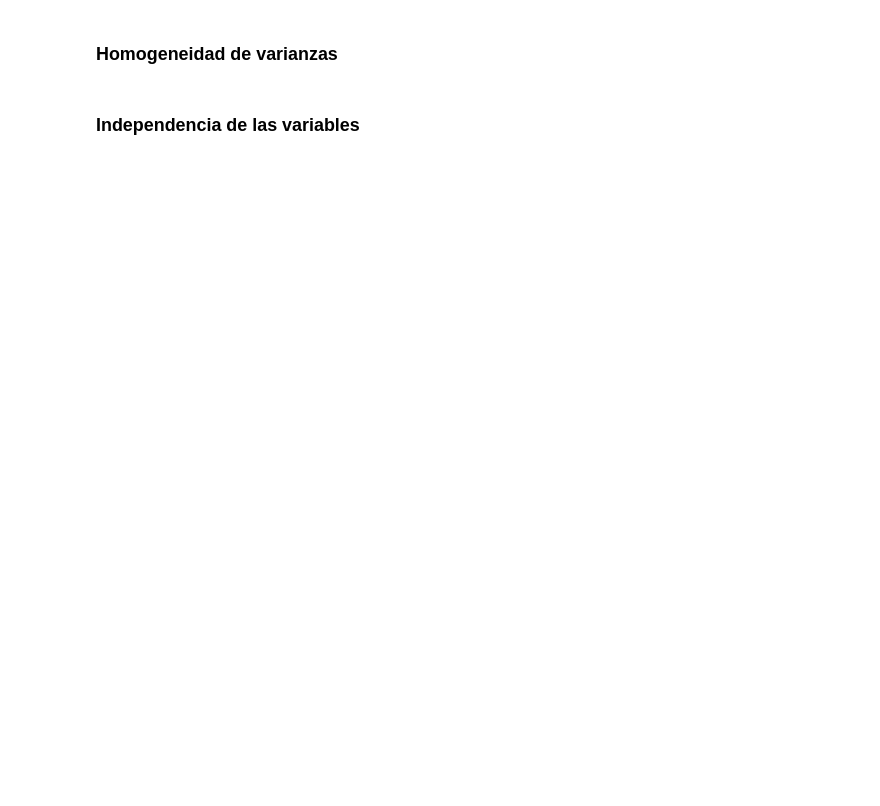
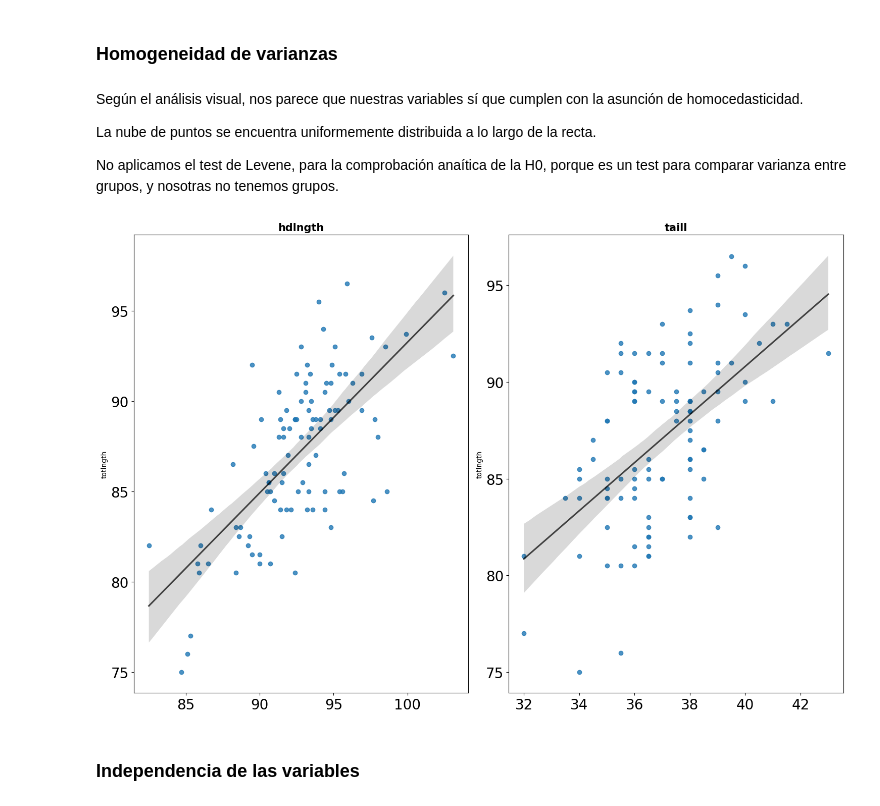
Before and after one commit to Adalab/-DA-promo-b-modulo-3-sprint-1-Maria-Ana, a Jupyter notebook: pair-programming-4-Asunciones/pair-programming-4-Asunciones.ipynb, the cells around one changed output. Saved outputs shown, nothing was run; the diff lists cells and outputs as text; code cells hidden in the pictures; blank space fills up the shorter version.

```diff
--- a/pair-programming-4-Asunciones/pair-programming-4-Asunciones.ipynb
+++ b/pair-programming-4-Asunciones/pair-programming-4-Asunciones.ipynb
@@ -23,4 +39,47 @@ UnicodeDecodeError: 'utf-8' codec can't decode byte 0x80 in position 0: invalid
 # %% [markdown]
 ### Homogeneidad de varianzas
+# %% [markdown]
+Según el análisis visual, nos parece que nuestras variables sí que cumplen con la asunción de homocedasticidad.
+
+La nube de puntos se encuentra uniformemente distribuida a lo largo de la recta.
+
+
+No aplicamos el test de Levene, para la comprobación anaítica de la H0, porque es un test para comparar varianza entre grupos, y nosotras no tenemos grupos.
+# %%
+# iniciamos los subplots
+fig, axes = plt.subplots(nrows = 1, ncols = 2, figsize = (15, 10))
+
+# hemos creado una gráfica con varios subplots. Si queremos automatizar el proceso de relleno de cada uno de los plots
+## podemos usar el método .flat. Lo que hace es aplanar los ejes para que queden en una única dimensión
+## y luego los vamos rellenando.
+axes = axes.flat
+
+# seleccionamos las columnas que queremos graficar
+columnas_numeric = df[["hdlngth", "taill"]]
+columnas_numeric = columnas_numeric.columns
+
+# iniciamos un for loop para no tener que escribir la misma línea de código muchas veces
+for i, colum in enumerate(columnas_numeric):
+    sns.regplot(
+        data = df,
+        x = colum,
+        y = 'totlngth',
+        #color = lista_colores[i],
+        line_kws = {"color": "black", "alpha": 0.7 },
+        ax = axes[i])
+
+    # establecemos el título de cada gráfica
+    axes[i].set_title(colum, fontsize = 15, fontweight = "bold")
+
+    # establacemos el tamaño de la letras de los ejes
+    axes[i].tick_params(labelsize = 20)
+
+    # establecemos que no queremos que aparezca nada en el eje x
+    axes[i].set_xlabel("")
+
+# ajustamos el tamaño de cada subplot para que no se vean superpuestos.
+fig.tight_layout();
+# %% [output]
+[figure, added]
 # %% [markdown]
 ### Independencia de las variables
```
Also changed, not shown: parts of 8 cells of this notebook.
